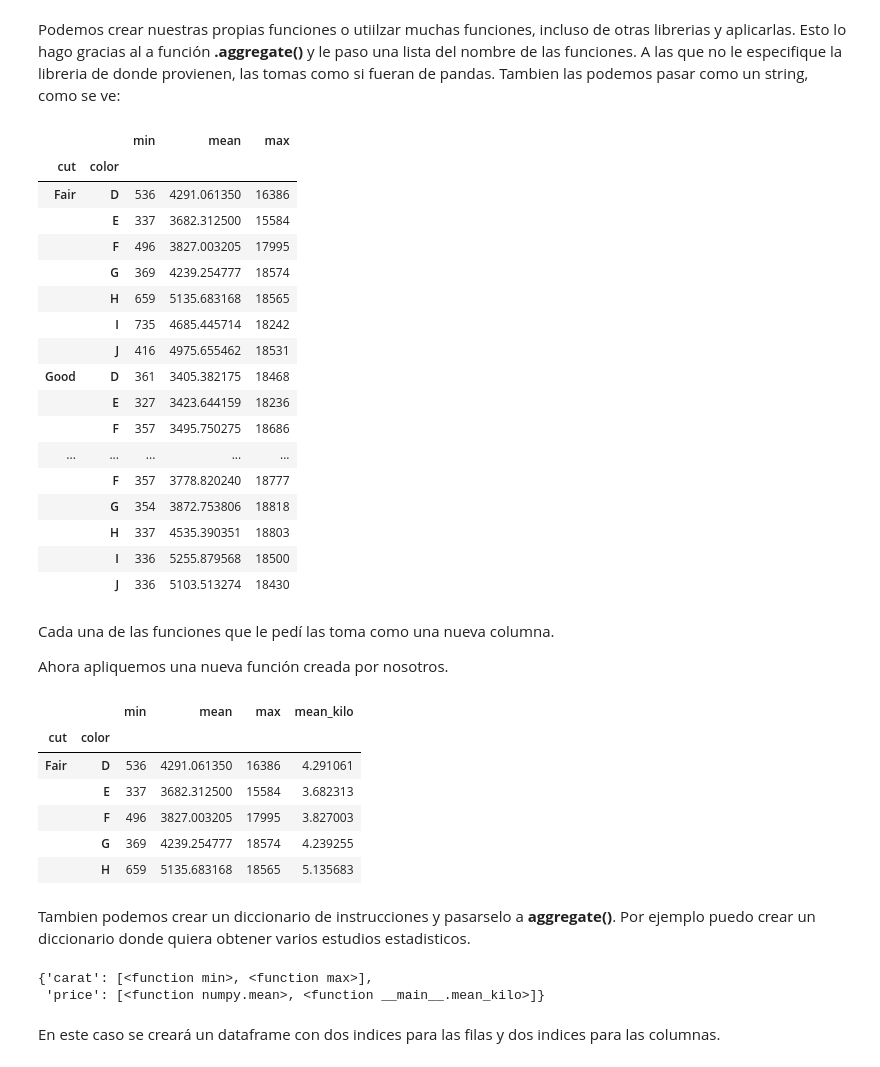
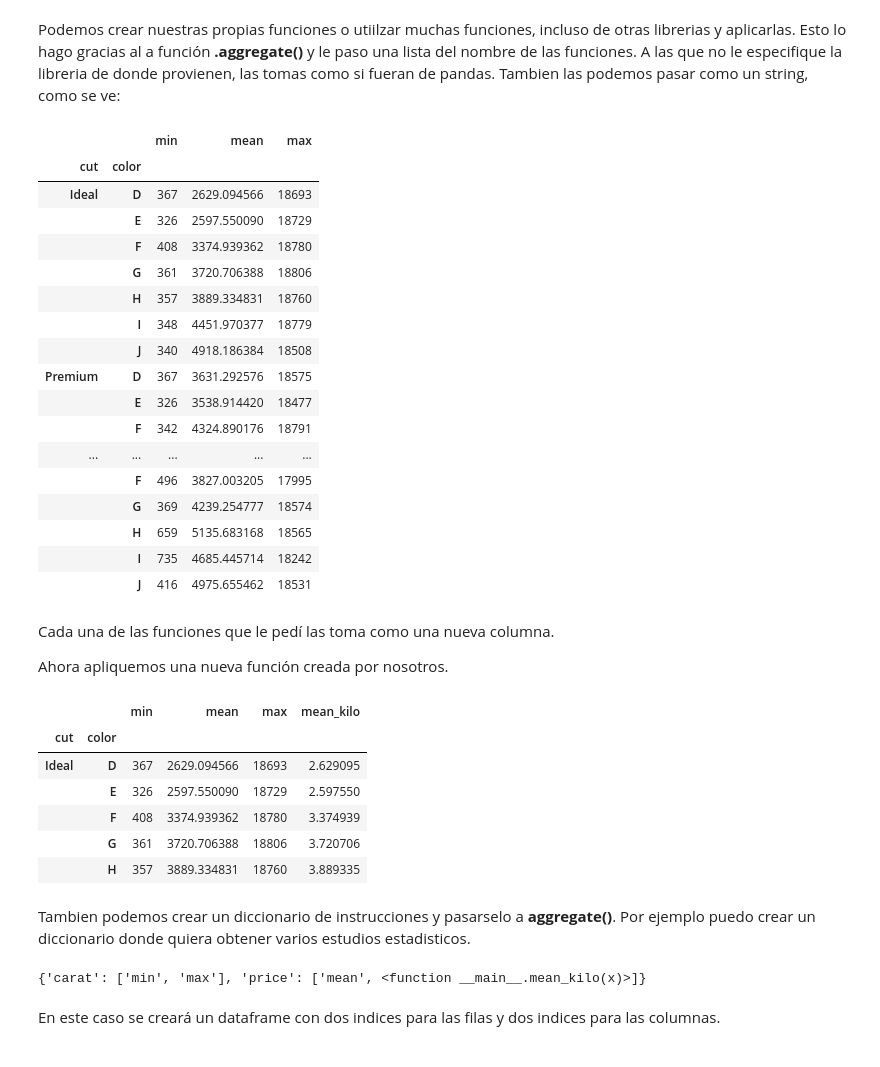
Before and after one commit to alceronDelgado/python-2_sena, a Jupyter notebook: cuaderno#7/07_Group_by.ipynb, the cells around one changed output. Cells and saved outputs as stored; diff of their text form; code cells hidden in the pictures.

```diff
--- a/cuaderno#7/07_Group_by.ipynb
+++ b/cuaderno#7/07_Group_by.ipynb
@@ -164,26 +164,26 @@ df.groupby(['cut', 'color'])['price'].mean().to_frame()
 # %% [markdown]
 Podemos crear nuestras propias funciones o utiilzar muchas funciones, incluso de otras librerias y aplicarlas. Esto lo hago gracias al a función **.aggregate()** y le paso una lista del nombre de las funciones. A las que no le especifique la libreria de donde provienen, las tomas como si fueran de pandas. Tambien las podemos pasar como un string, como se ve:
 # %%
-df.groupby(['cut', 'color'])['price'].aggregate([min, np.mean, 'max'])
+df.groupby(['cut', 'color'],observed=True)['price'].aggregate(['min', 'mean', 'max'])
 # %% [output]
 |  |  | min | mean | max |
 | cut | color |  |  |  |
-| Fair | D | 536 | 4291.061350 | 16386 |
-|  | E | 337 | 3682.312500 | 15584 |
+| Ideal | D | 367 | 2629.094566 | 18693 |
+|  | E | 326 | 2597.550090 | 18729 |
+|  | F | 408 | 3374.939362 | 18780 |
+|  | G | 361 | 3720.706388 | 18806 |
+|  | H | 357 | 3889.334831 | 18760 |
+|  | I | 348 | 4451.970377 | 18779 |
+|  | J | 340 | 4918.186384 | 18508 |
+| Premium | D | 367 | 3631.292576 | 18575 |
+|  | E | 326 | 3538.914420 | 18477 |
+|  | F | 342 | 4324.890176 | 18791 |
+| ... | ... | ... | ... | ... |
 |  | F | 496 | 3827.003205 | 17995 |
 |  | G | 369 | 4239.254777 | 18574 |
 |  | H | 659 | 5135.683168 | 18565 |
 |  | I | 735 | 4685.445714 | 18242 |
 |  | J | 416 | 4975.655462 | 18531 |
-| Good | D | 361 | 3405.382175 | 18468 |
-|  | E | 327 | 3423.644159 | 18236 |
-|  | F | 357 | 3495.750275 | 18686 |
-| ... | ... | ... | ... | ... |
-|  | F | 357 | 3778.820240 | 18777 |
-|  | G | 354 | 3872.753806 | 18818 |
-|  | H | 337 | 4535.390351 | 18803 |
-|  | I | 336 | 5255.879568 | 18500 |
-|  | J | 336 | 5103.513274 | 18430 |
 # %% [markdown]
 Cada una de las funciones que le pedí las toma como una nueva columna.
 
@@ -192,24 +192,23 @@ Ahora apliquemos una nueva función creada por nosotros.
 def mean_kilo(x):
   return np.mean(x)/1000
 # %%
-df.groupby(['cut', 'color'])['price'].aggregate([min, np.mean, 'max', mean_kilo]).head(5)
+df.groupby(['cut', 'color'],observed=True)['price'].aggregate(['min', 'mean', 'max', mean_kilo]).head(5)
 # %% [output]
 |  |  | min | mean | max | mean_kilo |
 | cut | color |  |  |  |  |
-| Fair | D | 536 | 4291.061350 | 16386 | 4.291061 |
-|  | E | 337 | 3682.312500 | 15584 | 3.682313 |
-|  | F | 496 | 3827.003205 | 17995 | 3.827003 |
-|  | G | 369 | 4239.254777 | 18574 | 4.239255 |
-|  | H | 659 | 5135.683168 | 18565 | 5.135683 |
+| Ideal | D | 367 | 2629.094566 | 18693 | 2.629095 |
+|  | E | 326 | 2597.550090 | 18729 | 2.597550 |
+|  | F | 408 | 3374.939362 | 18780 | 3.374939 |
+|  | G | 361 | 3720.706388 | 18806 | 3.720706 |
+|  | H | 357 | 3889.334831 | 18760 | 3.889335 |
 # %% [markdown]
 Tambien podemos crear un diccionario de instrucciones y pasarselo a **aggregate()**. Por ejemplo puedo crear un diccionario donde quiera obtener varios estudios estadisticos.
 # %%
-dict_agg = {'carat':[min, max],
-            'price':[np.mean, mean_kilo]}
+dict_agg = {'carat':['min', 'max'],
+            'price':['mean', mean_kilo]}
 dict_agg
 # %% [output]
-{'carat': [<function min>, <function max>],
- 'price': [<function numpy.mean>, <function __main__.mean_kilo>]}
+{'carat': ['min', 'max'], 'price': ['mean', <function __main__.mean_kilo(x)>]}
 # %% [markdown]
 En este caso se creará un dataframe con dos indices para las filas y dos indices para las columnas.
 # %%
```
Also changed, not shown: parts of 3 cells of this notebook, 1 other file.
